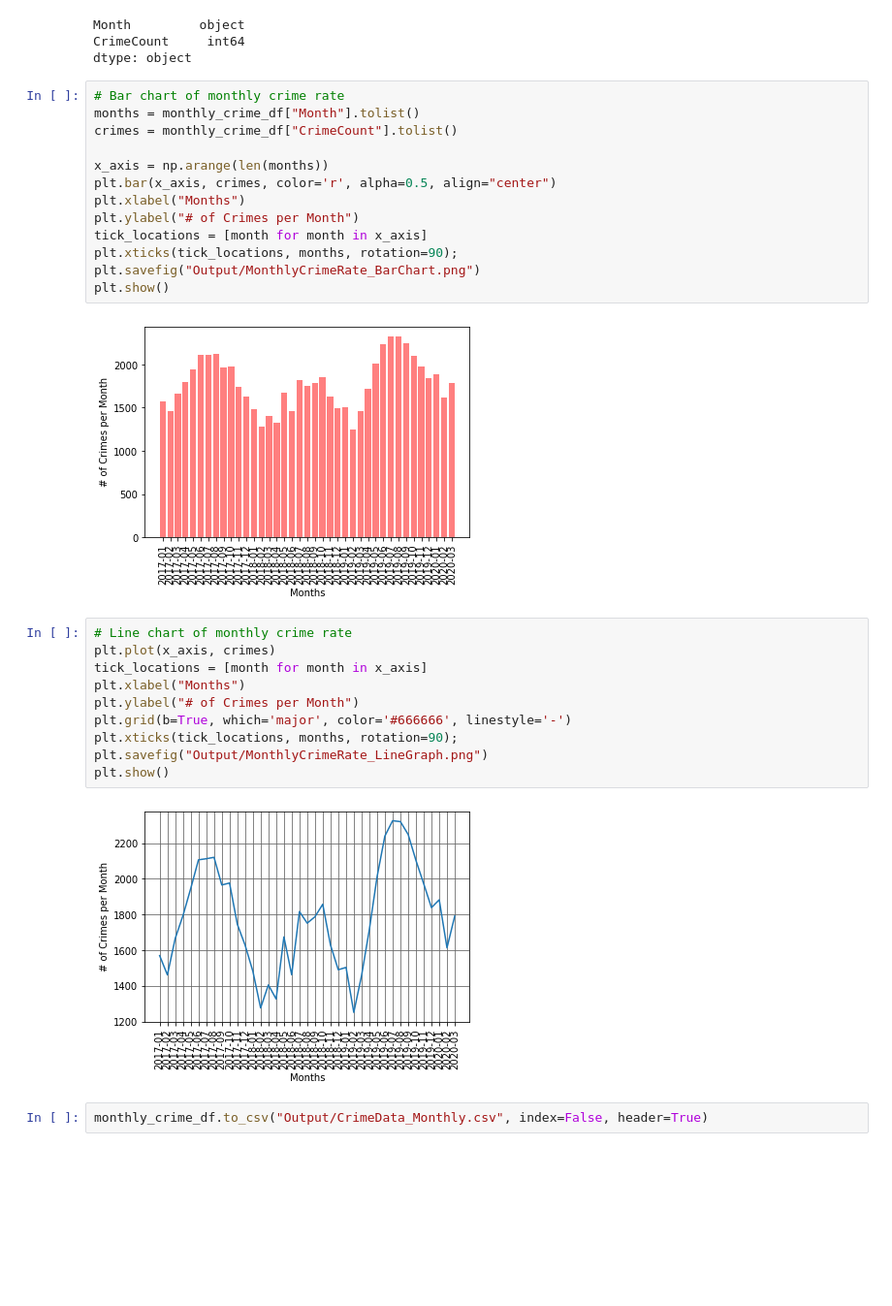
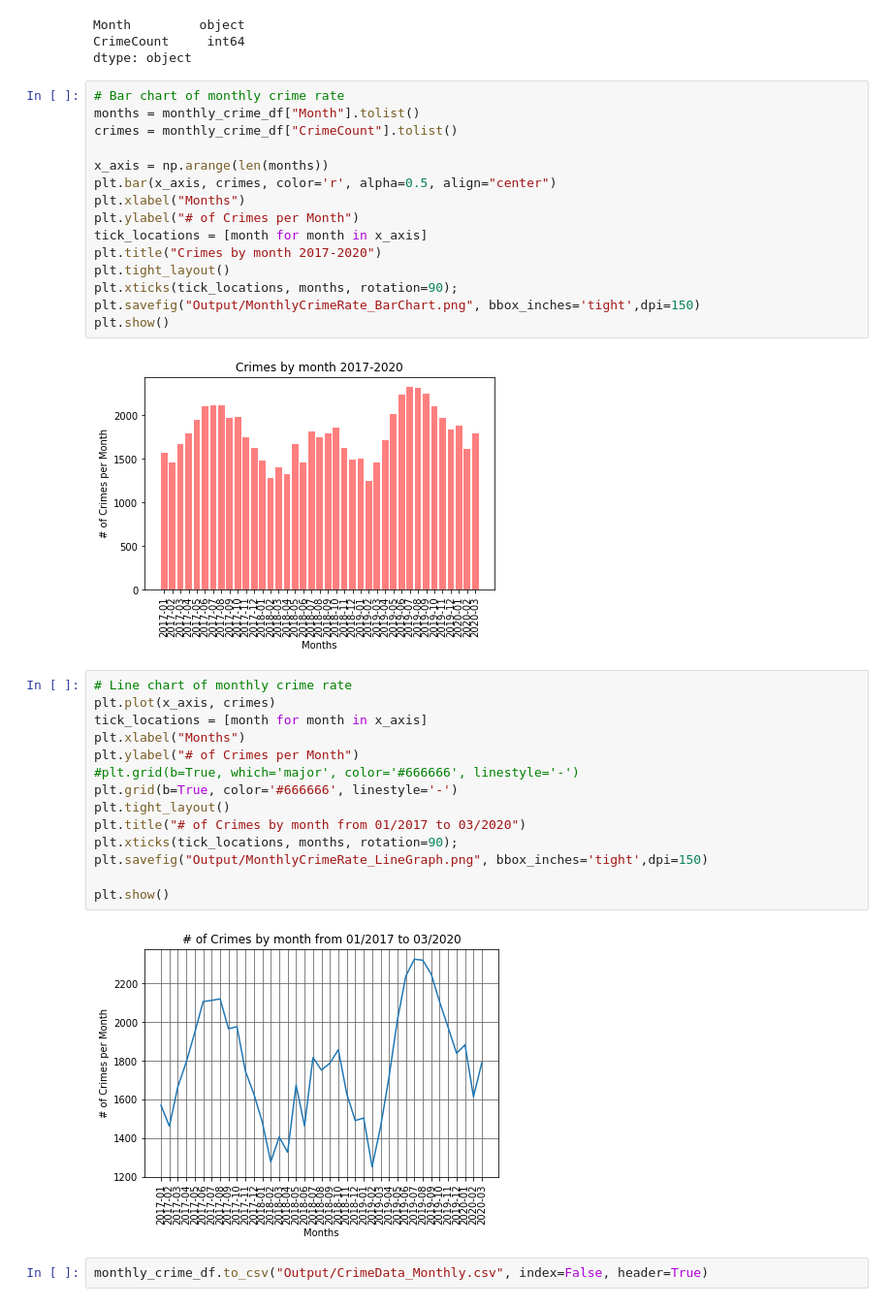
Before and after one commit to emriver222/project_1, a Jupyter notebook: CrimeData.ipynb, the cells around one changed output. Shown at 97% size. Cells and saved outputs as stored; diff of their text form; blank space fills up the shorter version.

```diff
--- a/CrimeData.ipynb
+++ b/CrimeData.ipynb
@@ -246,23 +246,29 @@ plt.bar(x_axis, crimes, color='r', alpha=0.5, align="center")
 plt.xlabel("Months")
 plt.ylabel("# of Crimes per Month")
 tick_locations = [month for month in x_axis]
+plt.title("Crimes by month 2017-2020")
+plt.tight_layout()
 plt.xticks(tick_locations, months, rotation=90);
-plt.savefig("Output/MonthlyCrimeRate_BarChart.png")
+plt.savefig("Output/MonthlyCrimeRate_BarChart.png", bbox_inches='tight',dpi=150)
 plt.show()
 # %% [output]
-[figure, old version]
+[figure, new version]
 # %%
 # Line chart of monthly crime rate
 plt.plot(x_axis, crimes)
 tick_locations = [month for month in x_axis]
 plt.xlabel("Months")
 plt.ylabel("# of Crimes per Month")
-plt.grid(b=True, which='major', color='#666666', linestyle='-')
+#plt.grid(b=True, which='major', color='#666666', linestyle='-')
+plt.grid(b=True, color='#666666', linestyle='-')
+plt.tight_layout()
+plt.title("# of Crimes by month from 01/2017 to 03/2020")
 plt.xticks(tick_locations, months, rotation=90);
-plt.savefig("Output/MonthlyCrimeRate_LineGraph.png")
+plt.savefig("Output/MonthlyCrimeRate_LineGraph.png", bbox_inches='tight',dpi=150)
+
 plt.show()
 # %% [output]
-[figure, old version]
+[figure, new version]
 # %%
 monthly_crime_df.to_csv("Output/CrimeData_Monthly.csv", index=False, header=True)
 # %%
```
Also changed, not shown: parts of 13 cells of this notebook, 3 other files.
